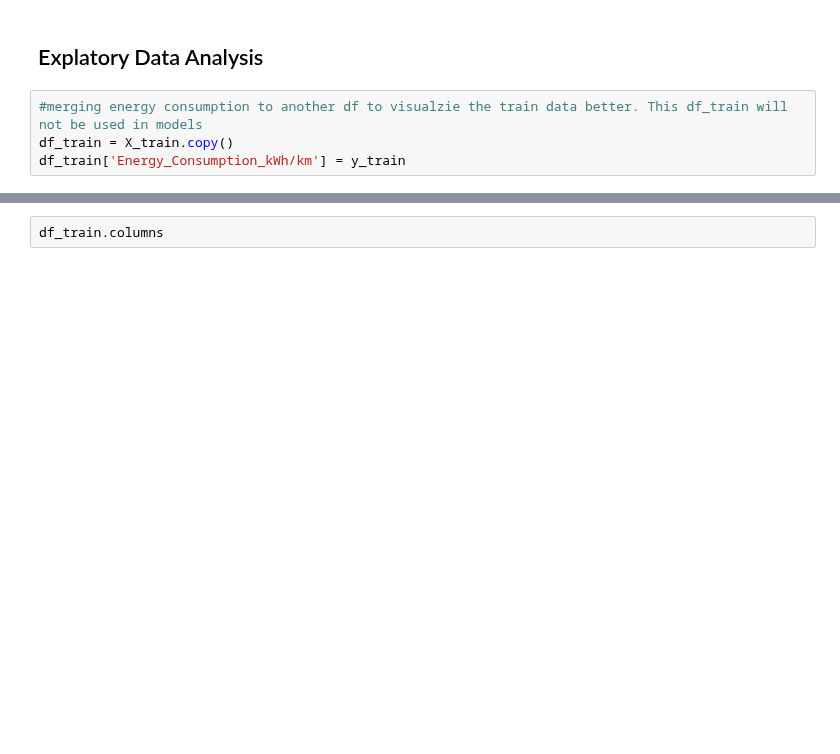
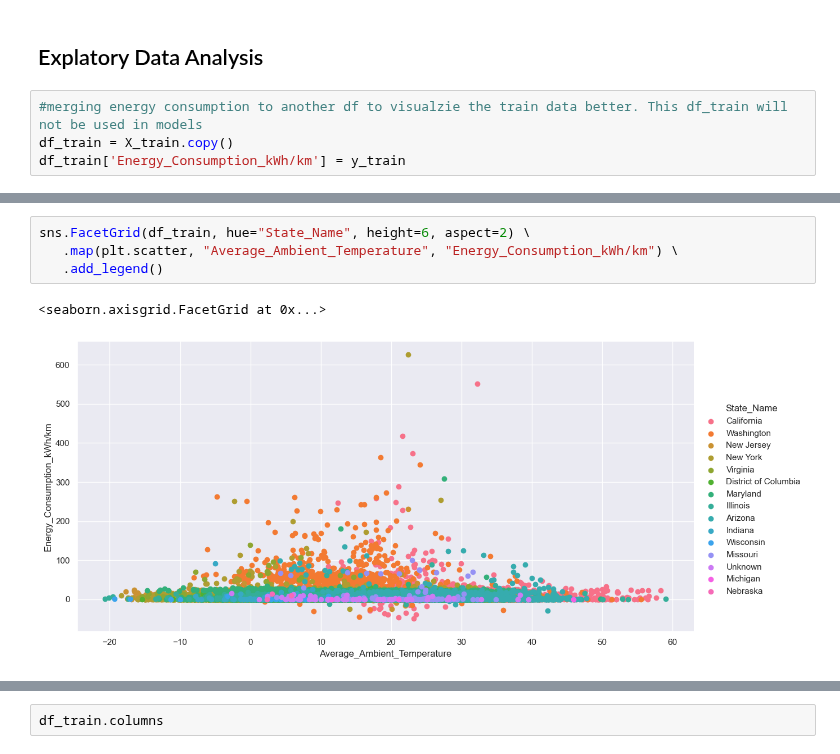
Before and after one commit to ydelipinar/Data_Based_Vehicle_Energy_Consumption_Modeling, a Jupyter notebook: ENS492-Machine Learning.ipynb, the cells around one changed output, grey strips where cells are left out. Cells and saved outputs as stored; diff of their text form; blank space fills up the shorter version.

```diff
--- a/ENS492-Machine Learning.ipynb
+++ b/ENS492-Machine Learning.ipynb
@@ -211,0 +177,7 @@ df_train
+# %%
+sns.FacetGrid(df_train, hue="State_Name", height=6, aspect=2) \
+   .map(plt.scatter, "Average_Ambient_Temperature", "Energy_Consumption_kWh/km") \
+   .add_legend()
+# %% [output]
+<seaborn.axisgrid.FacetGrid at 0x...>
+[figure, added]
```
Also changed, not shown: parts of 40 cells of this notebook, 1 other file.
